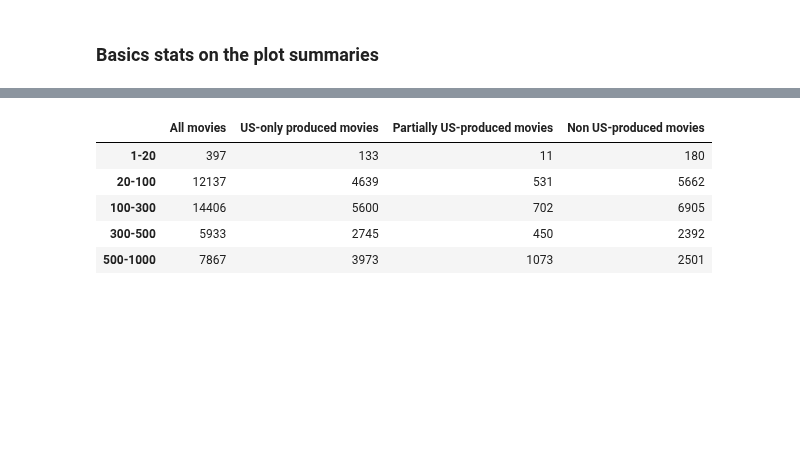
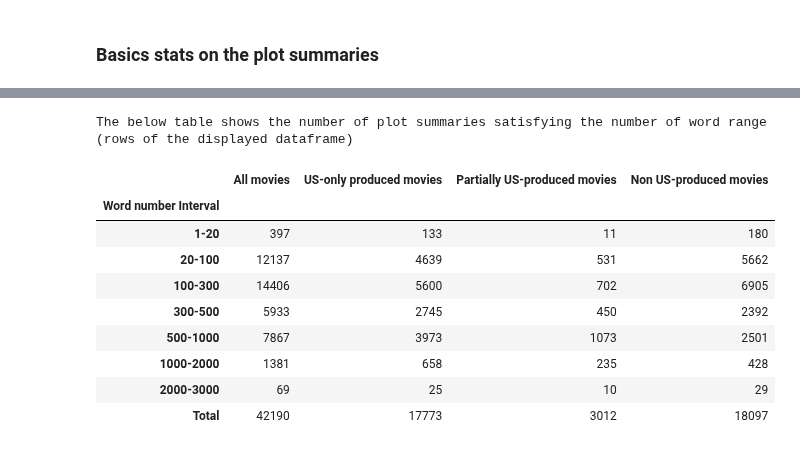
Before and after one commit to epfl-ada/ada-2024-project-adactylous, a Jupyter notebook: NLP_Luca_P3.ipynb, the cells around one changed output, grey strips where cells are left out. Drawn from its saved outputs; the diff is of its cells as text; code cells hidden in the pictures; blank space fills up the shorter version.

```diff
--- a/NLP_Luca_P3.ipynb
+++ b/NLP_Luca_P3.ipynb
@@ -130,77 +160,64 @@ def word_counter(df, lower_bound=1, upper_bound=20): #setting default lower and
     Function that counts the number of plot summaries with word counts
     within specified bounds.
 
-    Parameters:
+    Params:
         df (pd.DataFrame): DataFrame containing a column 'Summary'.
         lower_bound (int, optional): Minimum number of words in a plot summary (exclusive).
                                      Use None to apply no lower bound. Default is 1.
         upper_bound (int, optional): Maximum number of words in a plot summary (inclusive).
                                      Default is 20.
-
-    Returns:
-        int: The count of summaries within the specified word count range.
+    Returns: The count of summaries within the specified word count range (int).
     """
     if 'Summary' not in df.columns:
         raise ValueError("The dataframe must have a column named 'Summary'.")
 
     # Precompute word counts for efficiency
     word_counts = df['Summary'].apply(lambda x: len(str(x).split()))
 
     if lower_bound is None:
         # Apply only the upper bound
         return word_counts[word_counts >= upper_bound].count()
     else:
         # Apply both lower and upper bounds
         return word_counts[(word_counts > lower_bound) & (word_counts <= upper_bound)].count()
 
-
+# Initializing the need lists and dictionnary
 list_name_df = ['All movies', 'US-only produced movies', 'Partially US-produced movies', 'Non US-produced movies']
 list_df_plot_summaries = [plot_summaries_all_movies, plot_summaries_us_movies, plot_summaries_us_partially_movies, plot_summaries_RoW_movies]
 list_set_number_words = [[1, 20], [20, 100], [100, 300], [300,500], [500, 1000], [1000, 2000], [2000, 3000]]
 dict_plot_count = {'All movies': [], 'US-only produced movies': [],
                    'Partially US-produced movies': [], 'Non US-produced movies': [],
                    }
 
-# Use of "zip" will make the loop terminates when the shortest iterable is exhausted so one uses zip_longest in order to loop through all the elements of the longest list, here list_set_number_words
-# Create dictionary for counts
+# Use of "zip" will make the loop terminates when the shortest iterable is exhausted so one put it in the second for loop to make sure all the 7 words count interval are processed
 dict_plot_count = {name: [] for name in list_name_df}
 interval_names = [f"{low}-{high}" for low, high in list_set_number_words]
 
-# Process DataFrames and intervals
-for df, dico_name in zip(list_df_plot_summaries, list_name_df):
-    for interval in list_set_number_words:
-        word_count = word_counter(df, lower_bound=interval[0], upper_bound=interval[1])
+for interval in list_set_number_words:
+    for df, dico_name in zip(list_df_plot_summaries, list_name_df):
+        word_count = word_counter(df, lower_bound = interval[0], upper_bound = interval[1])
         dict_plot_count[dico_name].append(word_count)
 
-# Create DataFrame with interval names as index
-df_word_count_plot_summaries = pd.DataFrame(dict_plot_count, index=interval_names)
+# Create DataFrame with interval names as index and title
+df_count_plot_summaries = pd.DataFrame(dict_plot_count, index=interval_names)
 
-print("The below table shows the number of plot summaries satisfying the number of word range (rows of the df)")
-df_word_count_plot_summaries.head()
+# Add a title for the rows as an index
+df_count_plot_summaries.index.name = "Word number Interval"
 
+# Compute the total number of plot summaries for each columns and add it as the last row of the df
+df_count_plot_summaries.loc["Total"] = df_count_plot_summaries.sum(axis=0)
 
-# threshold = 0.02 * sum(dict_number_words.values())  # Set a 2% threshold
-# adjusted_words_numbers = {k: v for k, v in dict_number_words.items() if v >= threshold}
-# adjusted_words_numbers['Other'] = sum(v for k, v in dict_number_words.items() if v < threshold)
-
-# # Create the pie chart with the adjusted counts
-# fig, ax = plt.subplots(figsize=(10, 6))  # Increase figure size
-# ax.pie(
-#     adjusted_words_numbers.values(),
-#     labels=adjusted_words_numbers.keys(),
-#     autopct='%1.1f%%',
-#     textprops={'size': 'smaller'},  # Adjust text size
-#     startangle=140,  # Start the chart at a different angle for better spacing
-#     wedgeprops={'edgecolor': 'white'}  # Add separation between slices
-# )
-
-# # Add a title and display the chart
-# ax.set_title("Visualization of the numbers of words per plot summary")
-# plt.show()
+print("The below table shows the number of plot summaries satisfying the number of word range (rows of the displayed dataframe)")
+df_count_plot_summaries.head(8)
 # %% [output]
+The below table shows the number of plot summaries satisfying the number of word range (rows of the displayed dataframe)
 |  | All movies | US-only produced movies | Partially US-produced movies | Non US-produced movies |
+| Word number Interval |  |  |  |  |
 | 1-20 | 397 | 133 | 11 | 180 |
 | 20-100 | 12137 | 4639 | 531 | 5662 |
 | 100-300 | 14406 | 5600 | 702 | 6905 |
 | 300-500 | 5933 | 2745 | 450 | 2392 |
 | 500-1000 | 7867 | 3973 | 1073 | 2501 |
+| 1000-2000 | 1381 | 658 | 235 | 428 |
+| 2000-3000 | 69 | 25 | 10 | 29 |
+| Total | 42190 | 17773 | 3012 | 18097 |
```
Also changed, not shown: parts of 8 cells of this notebook.
